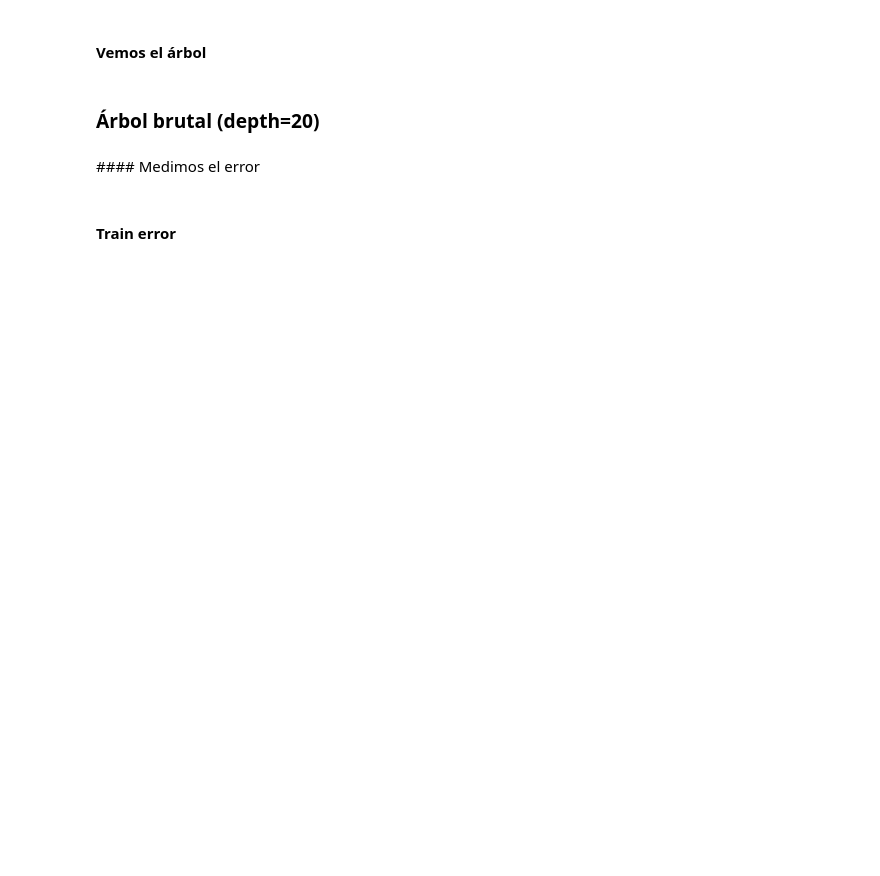
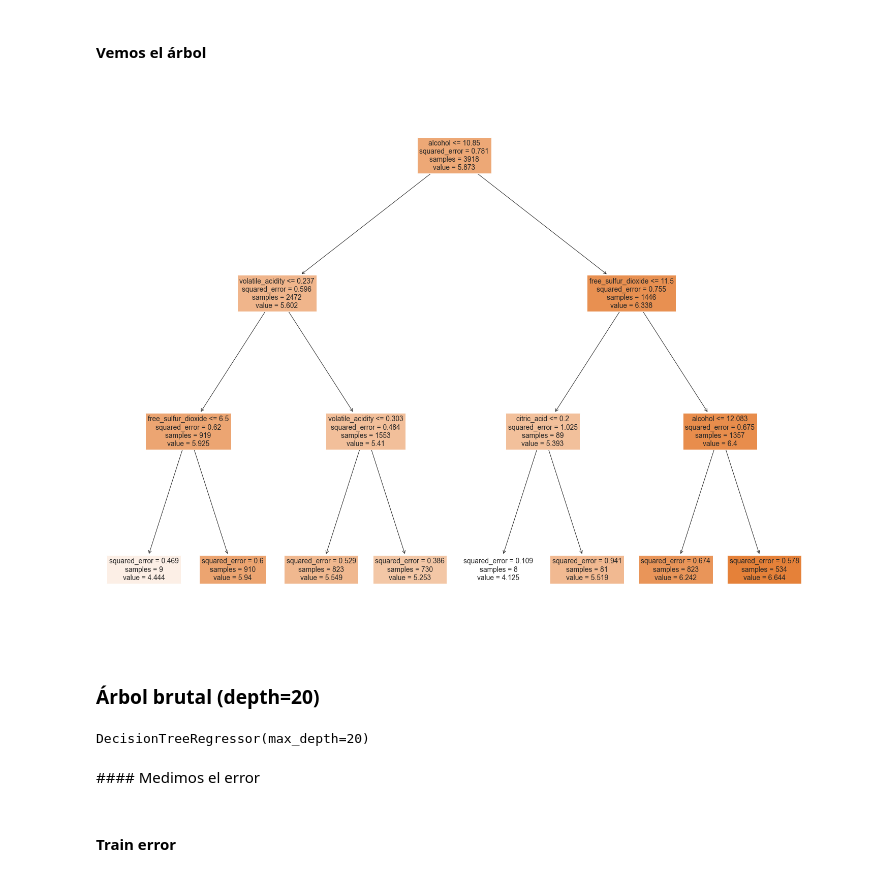
Before and after one commit to Ironhack-Data-Madrid-Octubre-2021/apuntes_clase, a Jupyter notebook: semana_07/04-Árboles de decisión.ipynb, the cells around one changed output. Drawn from its saved outputs; the diff is of its cells as text; code cells hidden in the pictures; blank space fills up the shorter version.

```diff
--- a/semana_07/04-Árboles de decisión.ipynb
+++ b/semana_07/04-Árboles de decisión.ipynb
@@ -168,3 +449,7 @@ Un arbol de decisión elige cada FEATURE y CADA CORTE...computa el error y sigue
 * durante la prueba (predicción de una nueva instancia), ¿cómo funciona el árbol? Recorre un único camino. Cuando este camino termina, el valor de esa hoja es la predicción
 # %% [markdown]
 ### Arbol más grande (depth=3)
+# %%
+model = DecisionTreeRegressor(max_depth=3)
+# %%
+model.fit(X_train, y_train)
@@ -183,2 +495,7 @@ mean_squared_error(y_test,y_pred).round(3)
 # %% [markdown]
 #### Vemos el árbol
+# %%
+fig = plt.figure(figsize=(25,20))
+plot_tree(model, feature_names=df.columns[:-1], filled=True);
+# %% [output]
+[figure, added]
@@ -186,0 +508,4 @@ mean_squared_error(y_test,y_pred).round(3)
+# %%
+model.fit(X_train, y_train)
+# %% [output]
+DecisionTreeRegressor(max_depth=20)
```
Also changed, not shown: parts of 83 cells of this notebook, 1 other file.
